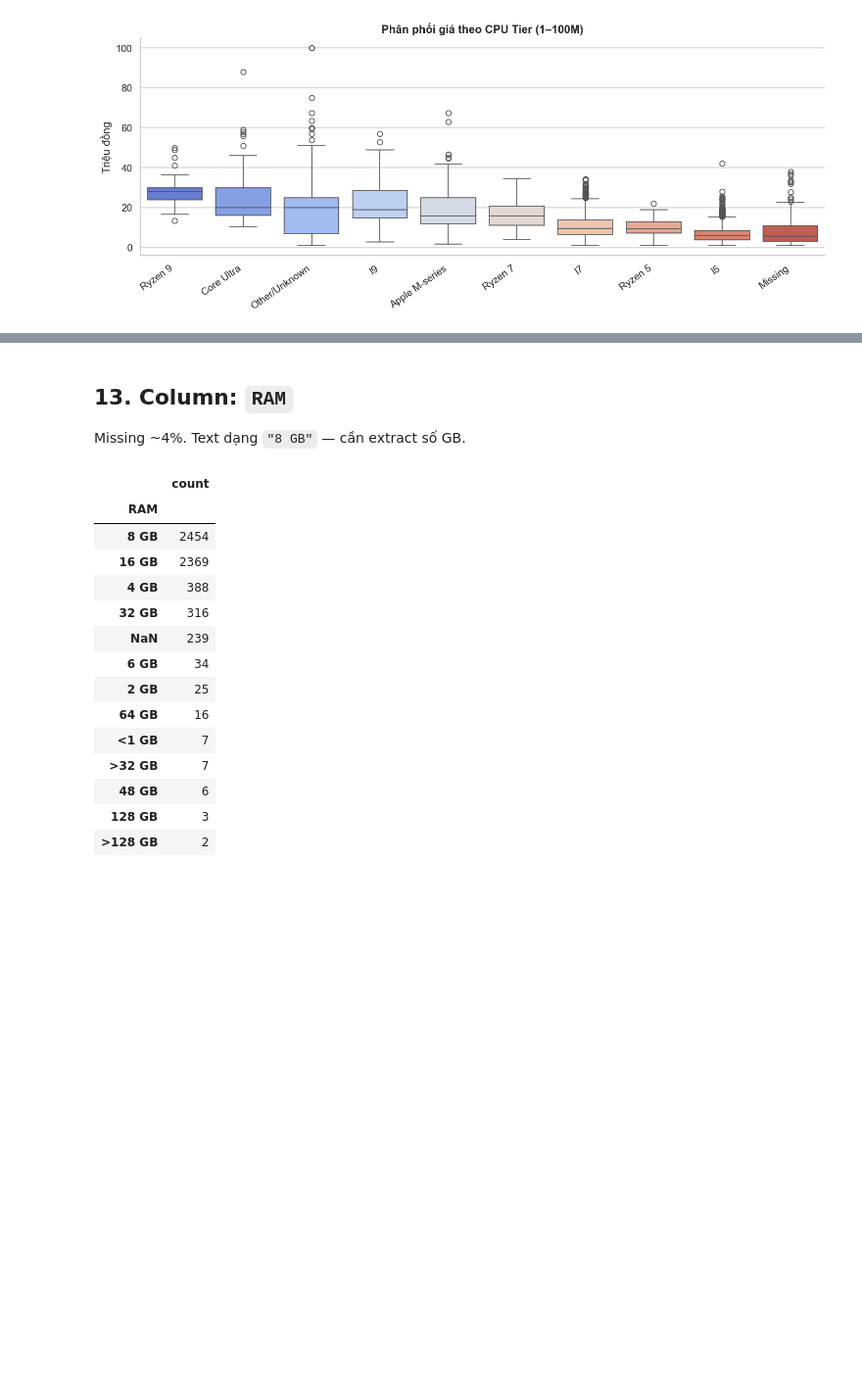
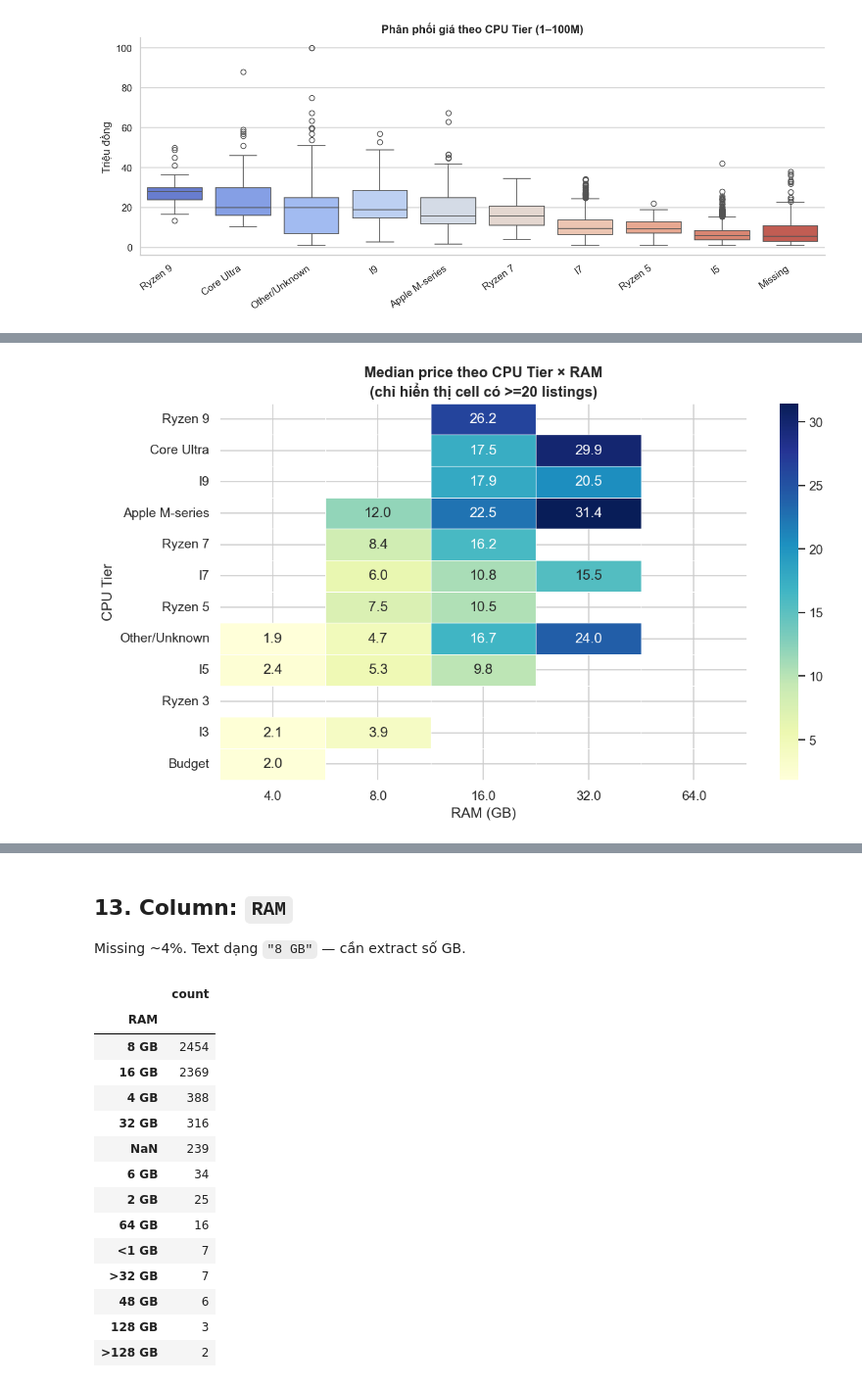
Before and after one commit to thisYui/Laptop-Price-Prediction, a Jupyter notebook: notebooks/data/01a_chotot_inspection.ipynb, the cells around one changed output, grey strips where cells are left out. Shown at 98% size. Cells and saved outputs as stored; diff of their text form; code cells hidden in the pictures; blank space fills up the shorter version.

```diff
--- a/notebooks/data/01a_chotot_inspection.ipynb
+++ b/notebooks/data/01a_chotot_inspection.ipynb
@@ -3086,0 +3798,87 @@ df.drop(columns=['cpu_brand_t', 'cpu_tier_t', 'intel_gen_t'], inplace=True, erro
+# %%
+# ── CPU tier × RAM interaction ─────────────────────────────────────────────────
+
+def parse_ram_gb_for_cpu(val):
+    if pd.isna(val):
+        return np.nan
+
+    v = str(val).upper().strip()
+
+    if "<1" in v:
+        return 0.5
+    if ">128" in v:
+        return 256
+    if ">32" in v:
+        return 64
+
+    m = re.search(r"(\d+)\s*GB", v)
+    return float(m.group(1)) if m else np.nan
+
+
+df["_ram_gb_cpu_tmp"] = df["RAM"].apply(parse_ram_gb_for_cpu)
+
+cpu_ram = (
+    df[df["_price"].between(1e6, 100e6)]
+    .copy()
+    .assign(price_mil=lambda x: x["_price"] / 1e6)
+)
+
+# Median price matrix
+median_matrix = (
+    cpu_ram
+    .pivot_table(
+        index="_cpu_tier_all",
+        columns="_ram_gb_cpu_tmp",
+        values="price_mil",
+        aggfunc="median"
+    )
+)
+
+# Count matrix để mask nhóm quá ít mẫu
+count_matrix = (
+    cpu_ram
+    .pivot_table(
+        index="_cpu_tier_all",
+        columns="_ram_gb_cpu_tmp",
+        values="price_mil",
+        aggfunc="size"
+    )
+)
+
+# Sắp xếp tier theo median price tổng thể
+tier_order_by_price = (
+    cpu_ram
+    .groupby("_cpu_tier_all")["price_mil"]
+    .median()
+    .sort_values(ascending=False)
+    .index
+)
+
+median_matrix = median_matrix.reindex(tier_order_by_price)
+
+# Chỉ giữ các RAM phổ biến
+common_ram_cols = [c for c in [4, 8, 16, 32, 64] if c in median_matrix.columns]
+median_matrix = median_matrix[common_ram_cols]
+count_matrix = count_matrix.reindex(tier_order_by_price)[common_ram_cols]
+
+# Mask cell có sample nhỏ
+median_matrix_masked = median_matrix.mask(count_matrix < 20)
+
+fig, ax = plt.subplots(figsize=(10, 6))
+sns.heatmap(
+    median_matrix_masked,
+    annot=True,
+    fmt=".1f",
+    cmap="YlGnBu",
+    linewidths=0.5,
+    ax=ax
+)
+ax.set_title("Median price theo CPU Tier × RAM\n(chỉ hiển thị cell có >=20 listings)")
+ax.set_xlabel("RAM (GB)")
+ax.set_ylabel("CPU Tier")
+plt.tight_layout()
+plt.show()
+
+display(count_matrix.fillna(0).astype(int))
+# %% [output]
+[figure, added]
```
Also changed, not shown: parts of 39 cells of this notebook.
